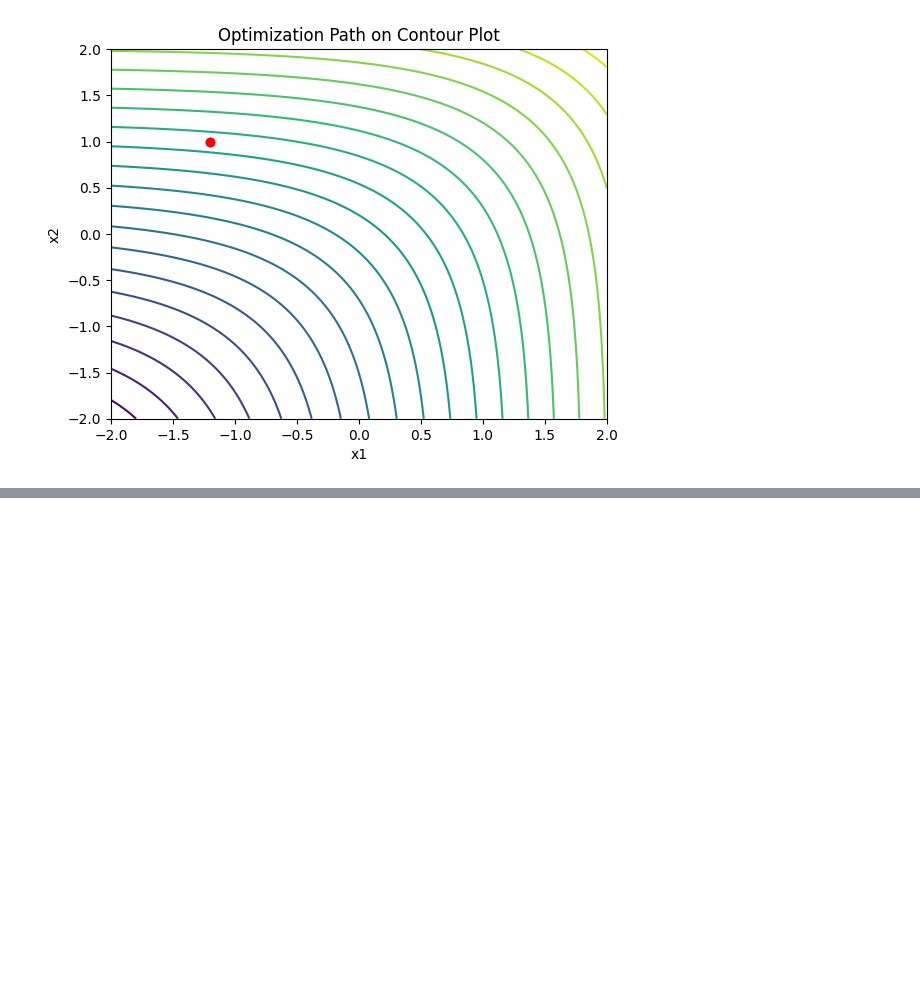
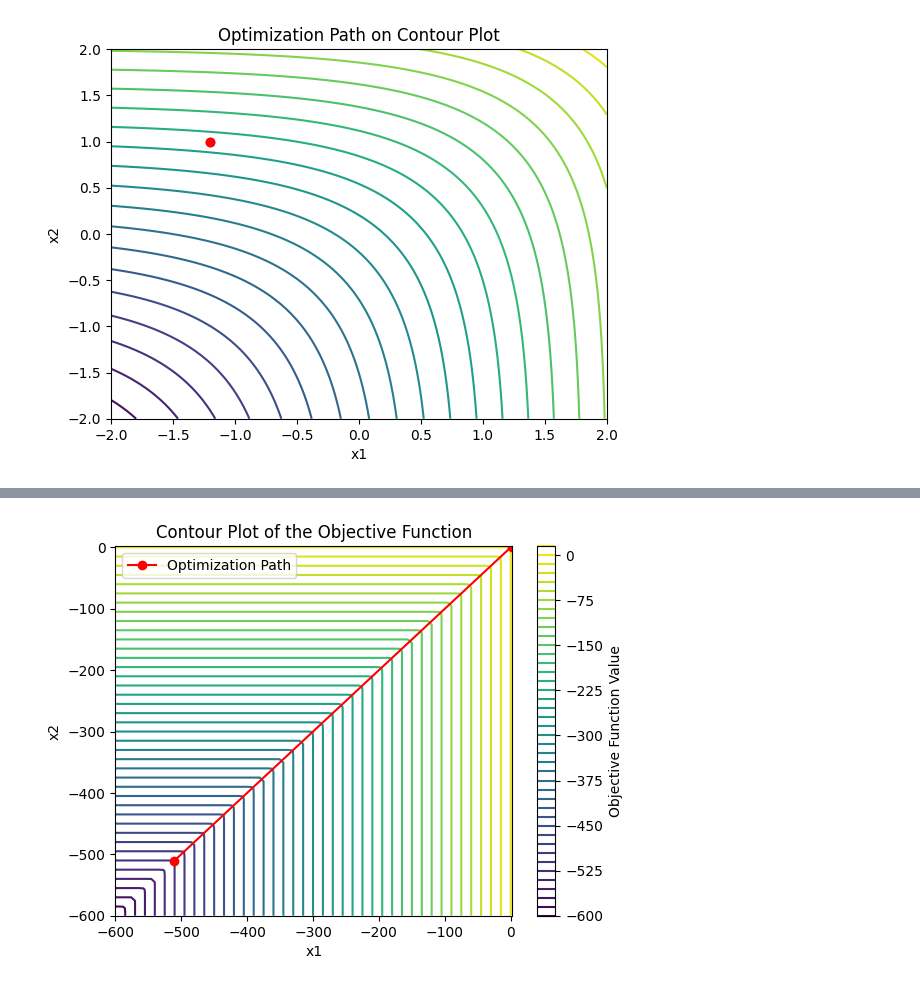
Before and after one commit to meidix/optimization-hw2, a Jupyter notebook: impl.ipynb, the cells around one changed output, grey strips where cells are left out. Drawn from its saved outputs; the diff is of its cells as text; code cells hidden in the pictures; blank space fills up the shorter version.

```diff
--- a/impl.ipynb
+++ b/impl.ipynb
@@ -381,0 +458,49 @@ plt.show()
+# %%
+import matplotlib.pyplot as plt
+from scipy.optimize import minimize
+import numpy as np
+
+# Define the objective function
+def objective_function(x):
+    return np.log(np.exp(x[0]) + np.exp(x[1]))
+
+# Define the objective function for contour plotting
+def f_contour(x, y):
+    return np.log(np.exp(x) + np.exp(y))
+
+# Plot contour of the objective function
+x_vals = np.linspace(-600, 2, 100)
+y_vals = np.linspace(-600, 2, 100)
+X, Y = np.meshgrid(x_vals, y_vals)
+Z = f_contour(X, Y)
+
+#plt.figure(figsize=(8, 6))
+plt.contour(X, Y, Z, levels=50, cmap='viridis')
+plt.colorbar(label='Objective Function Value')
+plt.xlabel('x1')
+plt.ylabel('x2')
+plt.title('Contour Plot of the Objective Function')
+
+# Initial guess
+x_initial = [1.2, 1.2]
+
+# Function to record steps for visualization
+steps = [x_initial]
+
+# Callback function to record steps taken by optimizer
+def record_steps(x):
+    steps.append(x)
+
+# Minimize the objective function using BFGS method (quasi-Newton) with line search
+result = minimize(objective_function, x_initial, method='BFGS', callback=record_steps)
+
+# Extract x and y coordinates of steps
+x_steps = [step[0] for step in steps]
+y_steps = [step[1] for step in steps]
+
+# Plot the optimization path
+plt.plot(x_steps, y_steps, '-ro', label='Optimization Path')
+plt.legend()
+plt.show()
+# %% [output]
+[figure, added]
```
Also changed, not shown: parts of 3 cells of this notebook.
